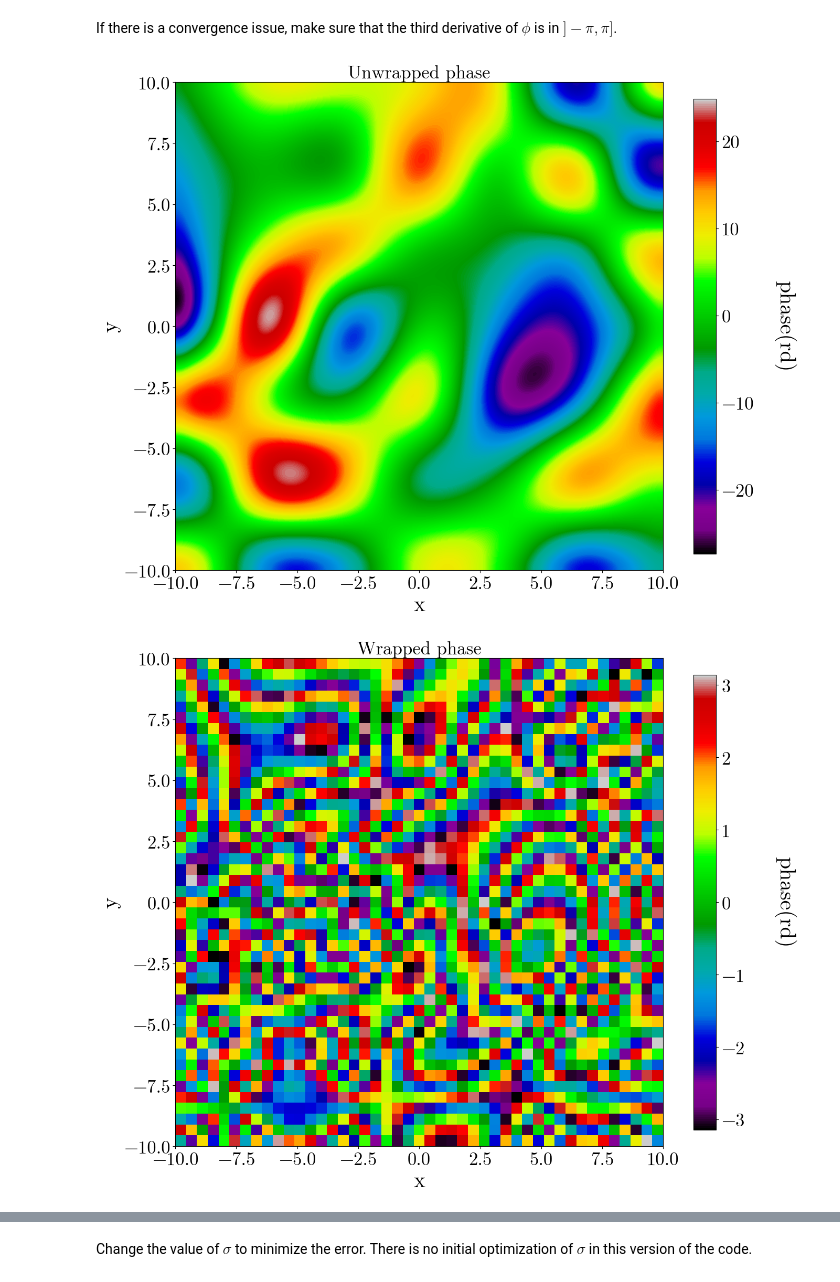
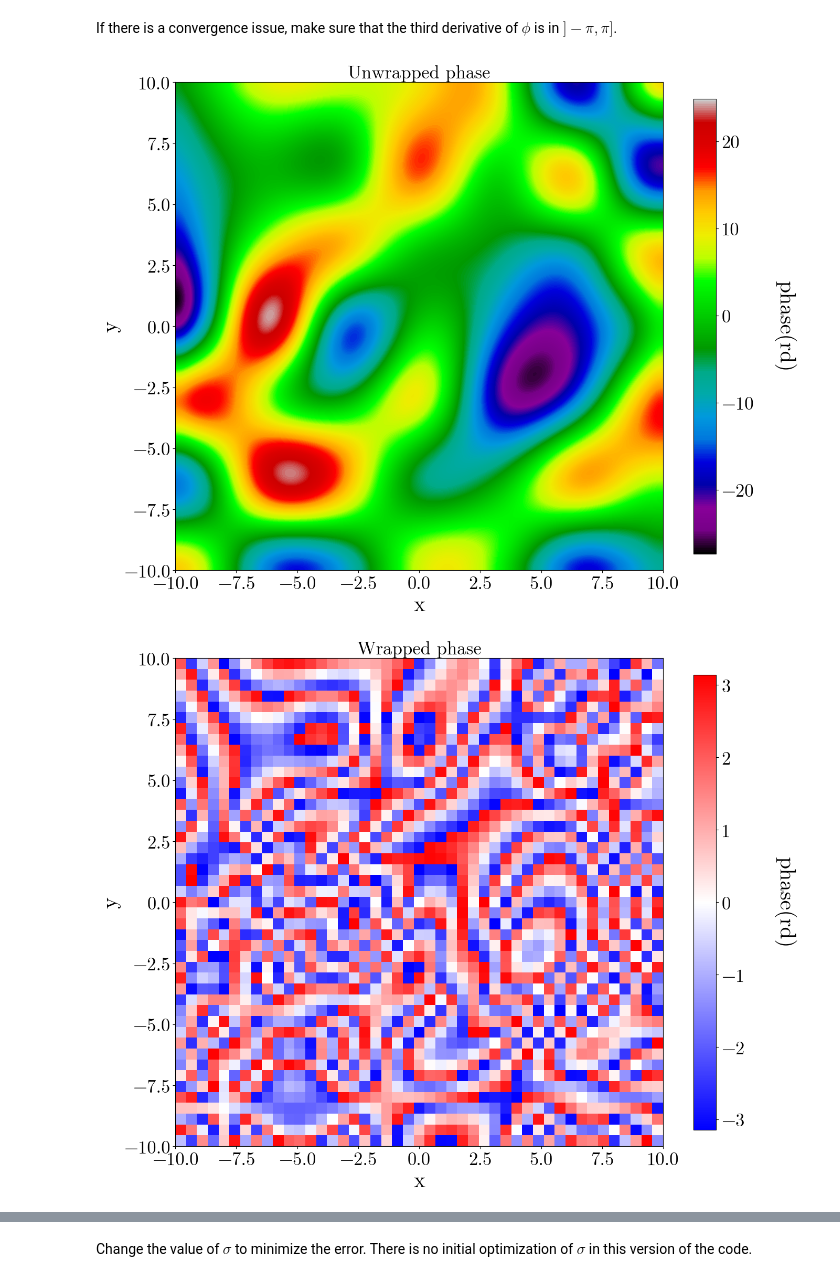
Before and after one commit to Pierre-Alexandre-Gourdain/Phase-unwrapping, a Jupyter notebook: serial_RBFNN.ipynb, the cells around one changed output, grey strips where cells are left out. Drawn from its saved outputs; the diff is of its cells as text; code cells hidden in the pictures.

```diff
--- a/serial_RBFNN.ipynb
+++ b/serial_RBFNN.ipynb
@@ -61,11 +61,11 @@ plt.rc('ytick', labelsize=SMALL_SIZE)    # fontsize of the tick labels
 plt.rc('legend', fontsize=SMALL_SIZE)    # legend fontsize
 plt.rc('figure', titlesize=BIGGER_SIZE)  # fontsize of the figure title
 # %%
-def plot_2D(phi,box,name,title='',interpolate=True,fname=''):
+def plot_2D(phi,box,name,title='',interpolate=True,fname='',cmap=plt.cm.nipy_spectral):
     asp=len(phi[0,:])/len(phi[:,0])
     fig, ax = plt.subplots(figsize=(15,15*asp))
 
-    im = plt.imshow(np.flip(np.transpose(phi),axis=0), cmap=plt.cm.nipy_spectral, vmin=phi.min(), vmax=phi.max(),extent=box)
+    im = plt.imshow(np.flip(np.transpose(phi),axis=0), cmap=cmap, vmin=phi.min(), vmax=phi.max(),extent=box)
     if (interpolate):
         im.set_interpolation('bicubic')
 
@@ -564,8 +564,8 @@ for i in range(n[0]):
 # %%
 #ploting
 plot_2D(phi,box,'phase(rd)','Unwrapped phase')
-plot_2D(wrapped_phi,box,'phase(rd)','Wrapped phase',interpolate=False)
-plot_2D(mask,box,'mask',interpolate=False)
+plot_2D(wrapped_phi,box,'phase(rd)','Wrapped phase',cmap='bwr',interpolate=False)
+plot_2D(mask,box,'mask','Mask',cmap='gray',interpolate=False)
 # %% [output]
 [figure]
-[figure, old version]
+[figure, new version]
```
Also changed, not shown: parts of 4 cells of this notebook.
